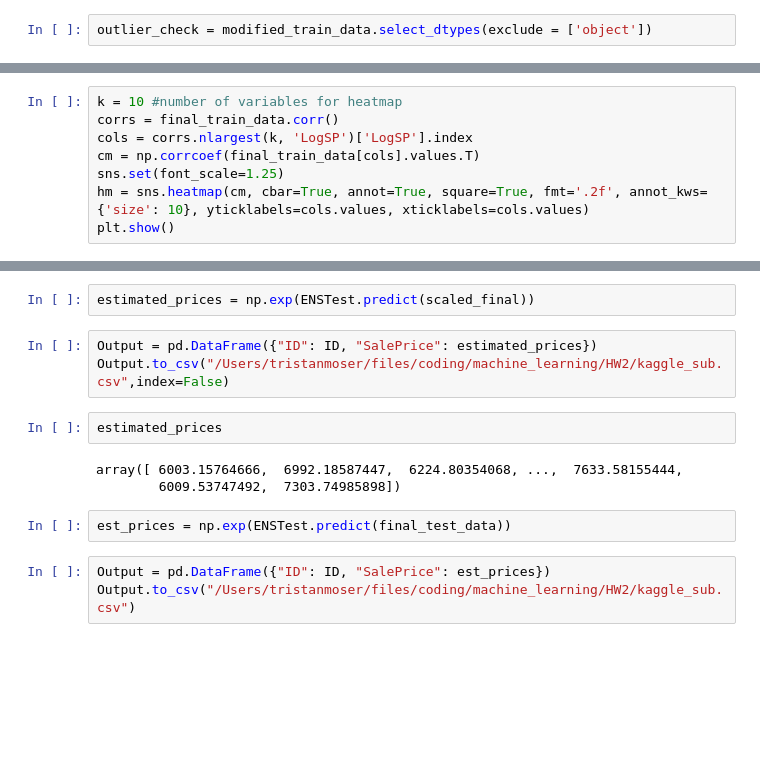
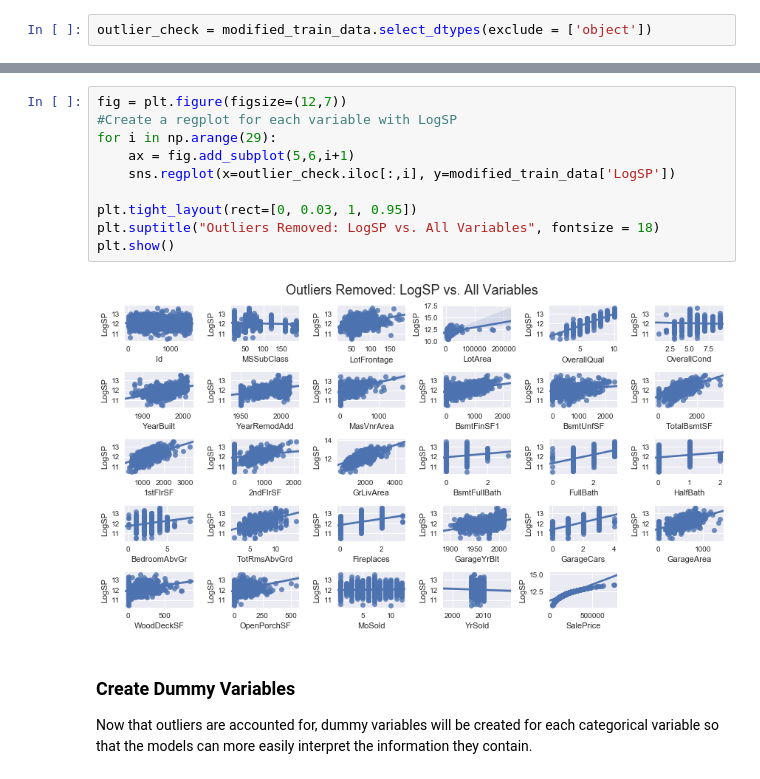
Before and after one commit to TristanMoser/byu_econ_applied_machine_learning, a Jupyter notebook: homeworks/Homework_2_TristanMoser.ipynb, the cells around one changed output, grey strips where cells are left out. Drawn from its saved outputs; the diff is of its cells as text; blank space fills up the shorter version.

```diff
--- a/homeworks/Homework_2_TristanMoser.ipynb
+++ b/homeworks/Homework_2_TristanMoser.ipynb
@@ -309,8 +363,0 @@ final_train_data.head()
-# %%
-k = 10 #number of variables for heatmap
-corrs = final_train_data.corr()
-cols = corrs.nlargest(k, 'LogSP')['LogSP'].index
-cm = np.corrcoef(final_train_data[cols].values.T)
-sns.set(font_scale=1.25)
-hm = sns.heatmap(cm, cbar=True, annot=True, square=True, fmt='.2f', annot_kws={'size': 10}, yticklabels=cols.values, xticklabels=cols.values)
-plt.show()
@@ -449,15 +364,16 @@ scaled_final = scaler.transform(final_test_data)
-# %%
-estimated_prices = np.exp(ENSTest.predict(scaled_final))
-# %%
-Output = pd.DataFrame({"ID": ID, "SalePrice": estimated_prices})
-Output.to_csv("/Users/tristanmoser/files/coding/machine_learning/HW2/kaggle_sub.csv",index=False)
-# %%
-estimated_prices
-# %% [output]
-array([ 6003.15764666,  6992.18587447,  6224.80354068, ...,  7633.58155444,
-        6009.53747492,  7303.74985898])
-# %%
-est_prices = np.exp(ENSTest.predict(final_test_data))
-# %%
-Output = pd.DataFrame({"ID": ID, "SalePrice": est_prices})
-Output.to_csv("/Users/tristanmoser/files/coding/machine_learning/HW2/kaggle_sub.csv")
+# %%
+fig = plt.figure(figsize=(12,7))
+#Create a regplot for each variable with LogSP
+for i in np.arange(29):
+    ax = fig.add_subplot(5,6,i+1)
+    sns.regplot(x=outlier_check.iloc[:,i], y=modified_train_data['LogSP'])
+
+plt.tight_layout(rect=[0, 0.03, 1, 0.95])
+plt.suptitle("Outliers Removed: LogSP vs. All Variables", fontsize = 18)
+plt.show()
+# %% [output]
+[figure, added]
+# %% [markdown]
+### Create Dummy Variables
+
+Now that outliers are accounted for, dummy variables will be created for each categorical variable so that the models can more easily interpret the information they contain.
```
Also changed, not shown: parts of 98 cells of this notebook.
